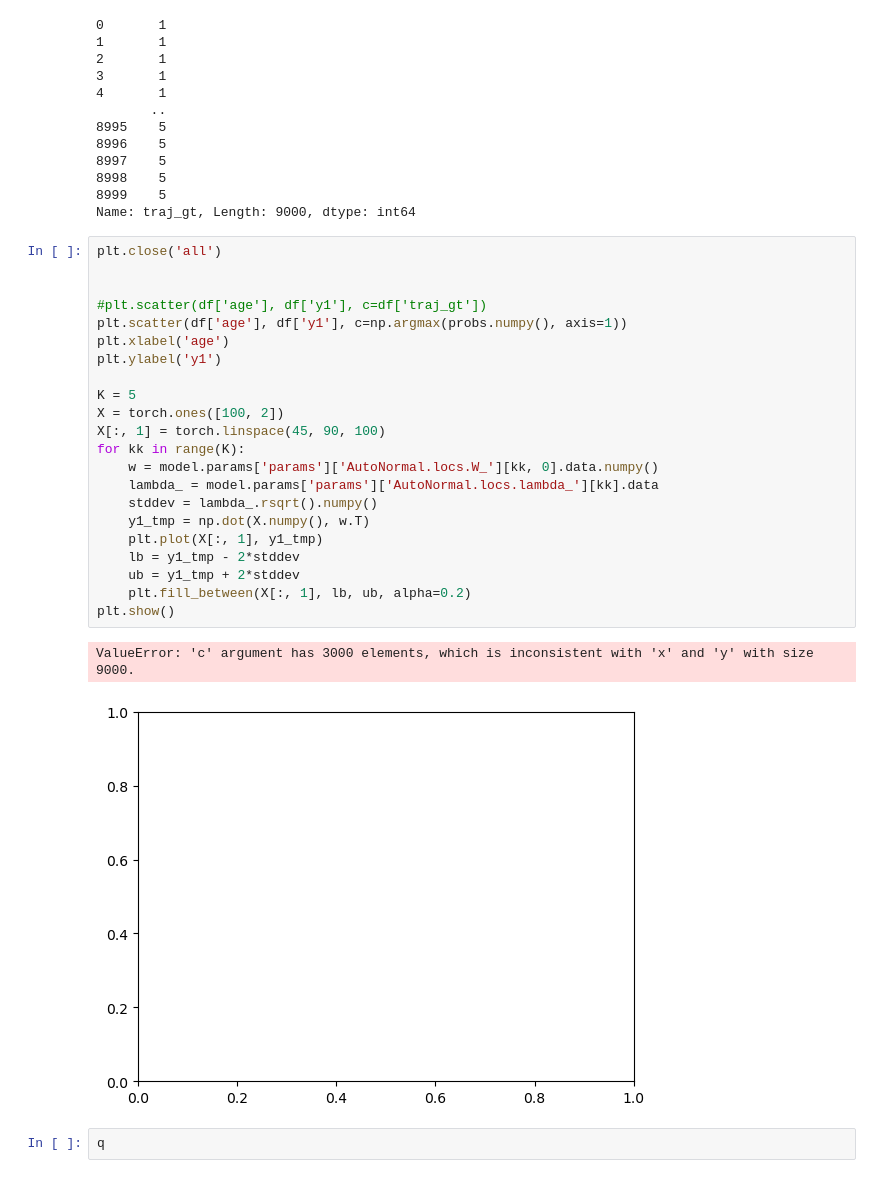
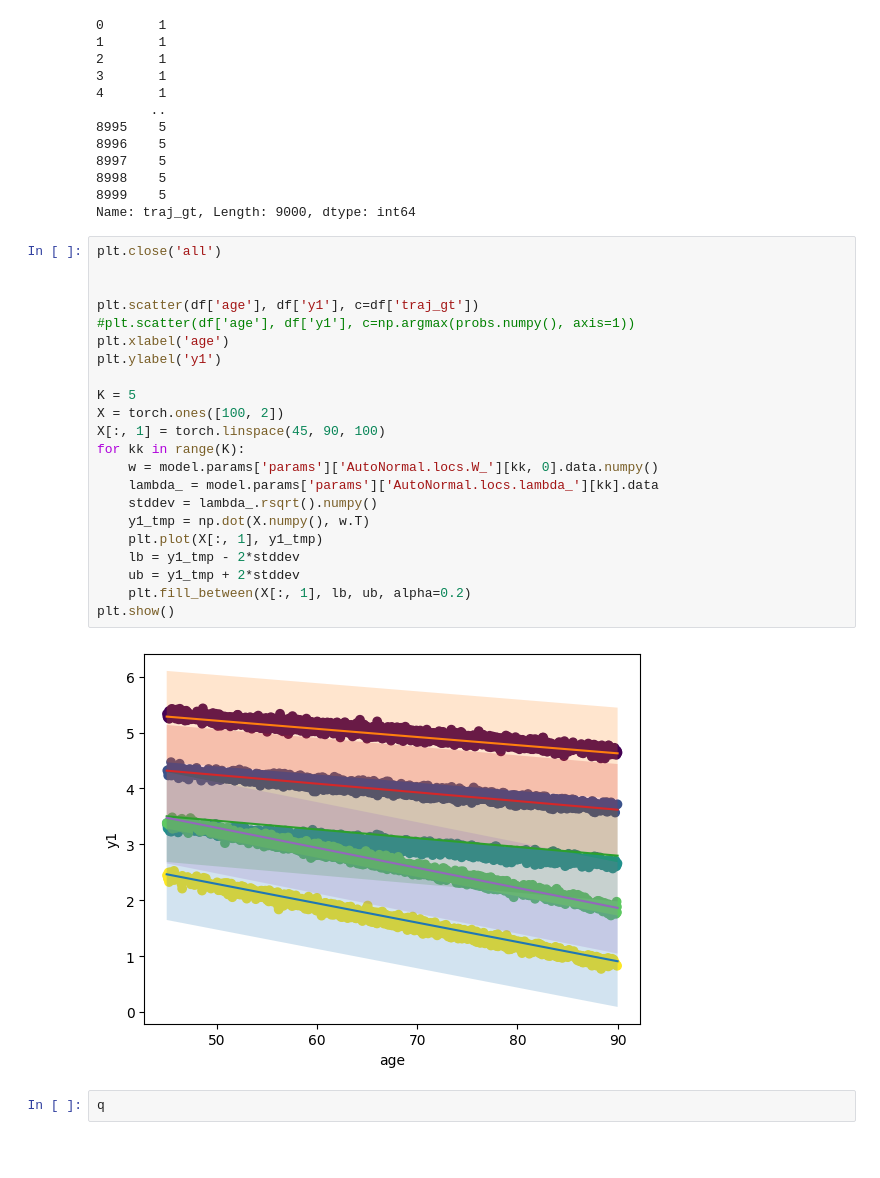
Before and after one commit to acil-bwh/bayes_traj, a Jupyter notebook: examples/gaussians/2d_gaussian_3_visits_std-0.05.ipynb, the cells around one changed output. Saved outputs shown, nothing was run; the diff lists cells and outputs as text; blank space fills up the shorter version.

```diff
--- a/examples/gaussians/2d_gaussian_3_visits_std-0.05.ipynb
+++ b/examples/gaussians/2d_gaussian_3_visits_std-0.05.ipynb
@@ -104,27 +110,26 @@ Name: traj_gt, Length: 9000, dtype: int64
 # %%
 plt.close('all')
 
 
-#plt.scatter(df['age'], df['y1'], c=df['traj_gt'])
-plt.scatter(df['age'], df['y1'], c=np.argmax(probs.numpy(), axis=1))
+plt.scatter(df['age'], df['y1'], c=df['traj_gt'])
+#plt.scatter(df['age'], df['y1'], c=np.argmax(probs.numpy(), axis=1))
 plt.xlabel('age')
 plt.ylabel('y1')
 
 K = 5
 X = torch.ones([100, 2])
 X[:, 1] = torch.linspace(45, 90, 100)
 for kk in range(K):
     w = model.params['params']['AutoNormal.locs.W_'][kk, 0].data.numpy()
     lambda_ = model.params['params']['AutoNormal.locs.lambda_'][kk].data
     stddev = lambda_.rsqrt().numpy()
     y1_tmp = np.dot(X.numpy(), w.T)
     plt.plot(X[:, 1], y1_tmp)
     lb = y1_tmp - 2*stddev
     ub = y1_tmp + 2*stddev
     plt.fill_between(X[:, 1], lb, ub, alpha=0.2)
 plt.show()
 # %% [output]
-ValueError: 'c' argument has 3000 elements, which is inconsistent with 'x' and 'y' with size 9000.
-[figure, old version]
+[figure, new version]
 # %%
 q
```
Also changed, not shown: parts of 8 cells of this notebook, 5 other files.
